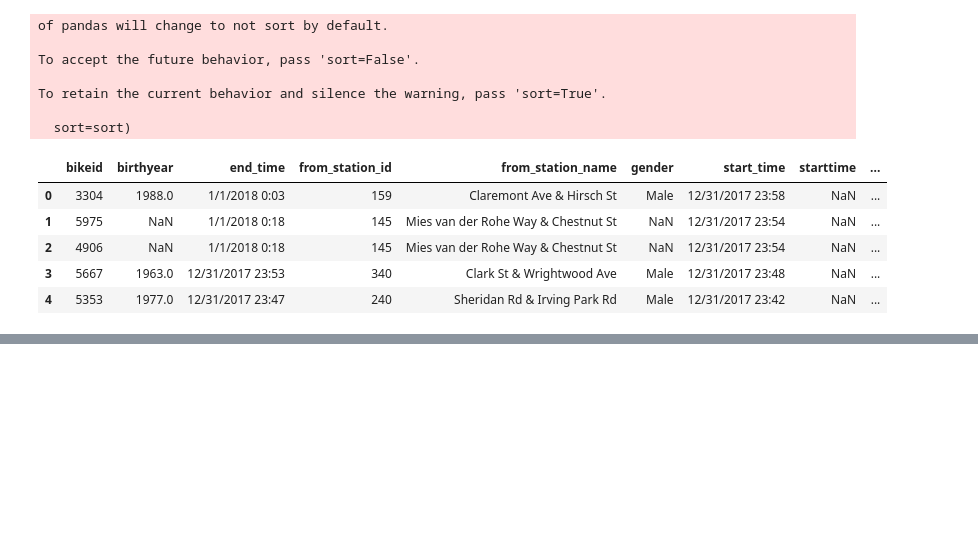
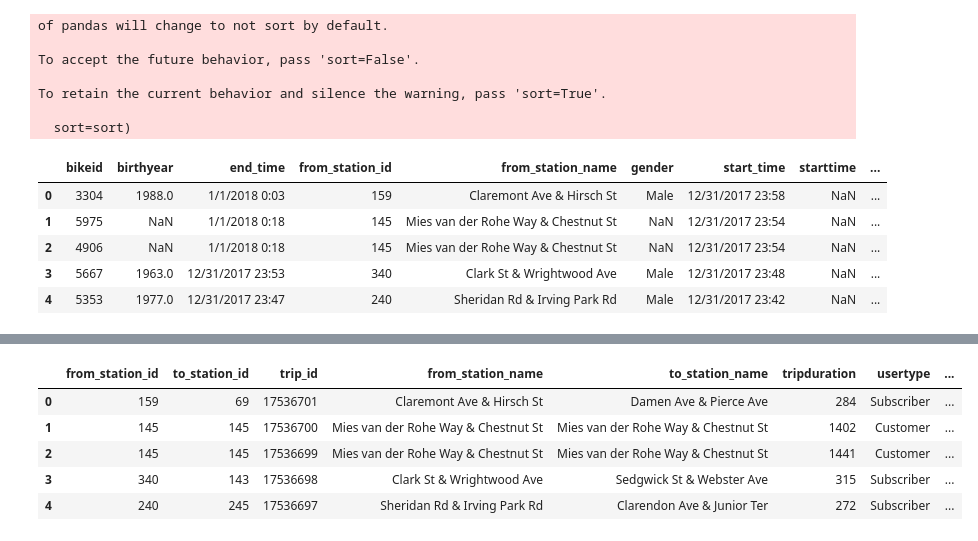
Before and after one commit to sponre01/ETL_Chicago_Divvy_vs_Taxi, a Jupyter notebook: ETL_Project_ML.ipynb, the cells around one changed output, grey strips where cells are left out. Saved outputs shown, nothing was run; the diff lists cells and outputs as text; code cells hidden in the pictures; blank space fills up the shorter version.

```diff
--- a/ETL_Project_ML.ipynb
+++ b/ETL_Project_ML.ipynb
@@ -74,3 +141,13 @@ Divvy_Trips_df
+# %%
+Divvy_Trips_df = Divvy_Trips_df[['from_station_id','to_station_id','trip_id','from_station_name','to_station_name','tripduration','usertype','bikeid']]
+Divvy_Trips_df.head()
+# %% [output]
+|  | from_station_id | to_station_id | trip_id | from_station_name | to_station_name | tripduration | usertype | ... |
+| 0 | 159 | 69 | 17536701 | Claremont Ave & Hirsch St | Damen Ave & Pierce Ave | 284 | Subscriber | ... |
+| 1 | 145 | 145 | 17536700 | Mies van der Rohe Way & Chestnut St | Mies van der Rohe Way & Chestnut St | 1402 | Customer | ... |
+| 2 | 145 | 145 | 17536699 | Mies van der Rohe Way & Chestnut St | Mies van der Rohe Way & Chestnut St | 1441 | Customer | ... |
+| 3 | 340 | 143 | 17536698 | Clark St & Wrightwood Ave | Sedgwick St & Webster Ave | 315 | Subscriber | ... |
+| 4 | 240 | 245 | 17536697 | Sheridan Rd & Irving Park Rd | Clarendon Ave & Junior Ter | 272 | Subscriber | ... |
 # %%
 Divvy_Trips_df.info()
 # %% [output]
```
Also changed, not shown: parts of 23 cells of this notebook.
